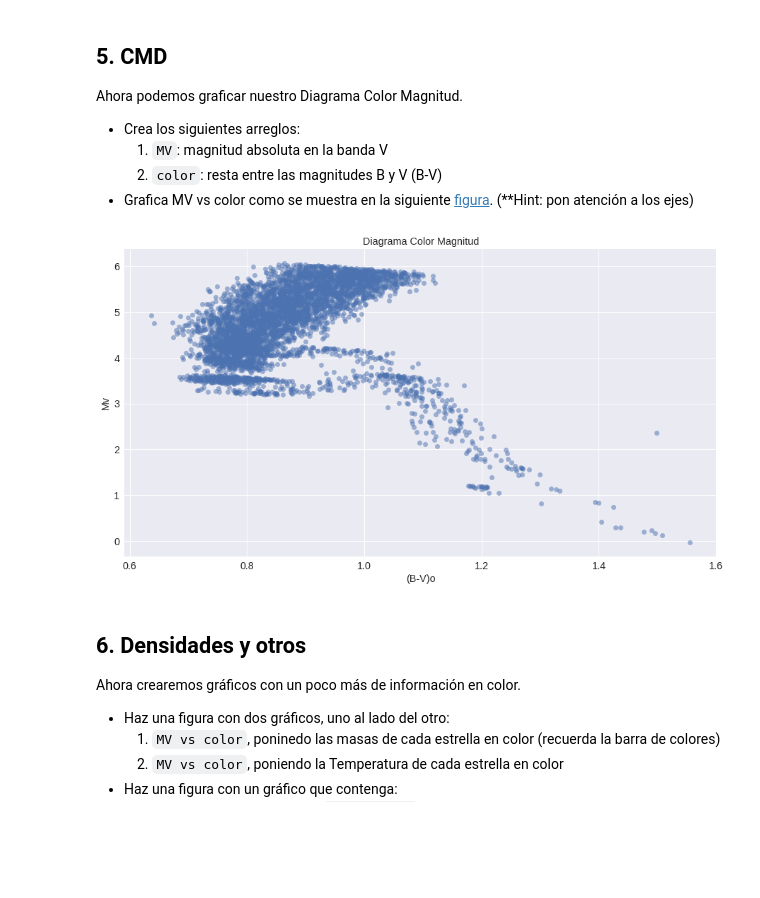
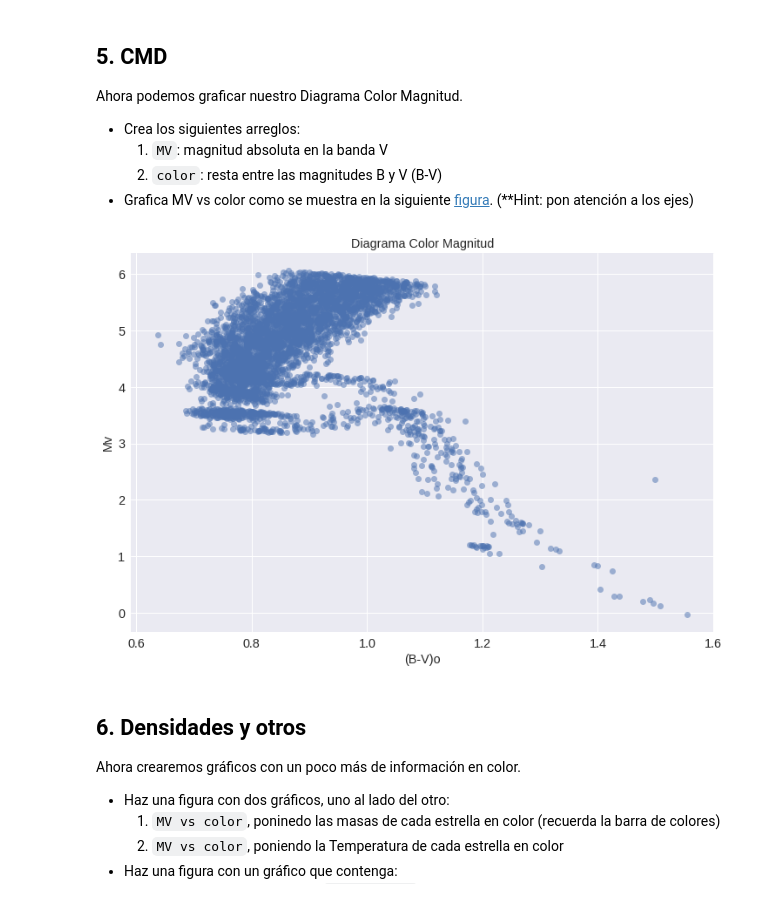
Before and after one commit to franciscourbina/minitarea2, a Jupyter notebook: minitarea2.ipynb, the cells around one changed output. Saved outputs shown, nothing was run; the diff lists cells and outputs as text; code cells hidden in the pictures; blank space fills up the shorter version.

```diff
--- a/minitarea2.ipynb
+++ b/minitarea2.ipynb
@@ -179,19 +179,19 @@ Ahora podemos graficar nuestro Diagrama Color Magnitud.
 # %%
 #Crear arrays MV y color
 MV = mag_abs(datos_filtrados[:,1], datos_filtrados[:,6])
 
 color = datos_filtrados[:,0]-datos_filtrados[:,1]
 
 #plot cmd
 
-plt.figure(figsize=(15,8))
+plt.figure(figsize=(12,8))
 plt.title('Diagrama Color Magnitud')
 plt.plot(color, MV, "o", alpha=0.5)
 plt.xlabel('(B-V)o')
 plt.ylabel('Mv')
 plt.show()
 # %% [output]
-[figure, old version]
+[figure, new version]
 # %% [markdown]
 ## 6. Densidades y otros
 
```
Also changed, not shown: parts of 2 cells of this notebook.
